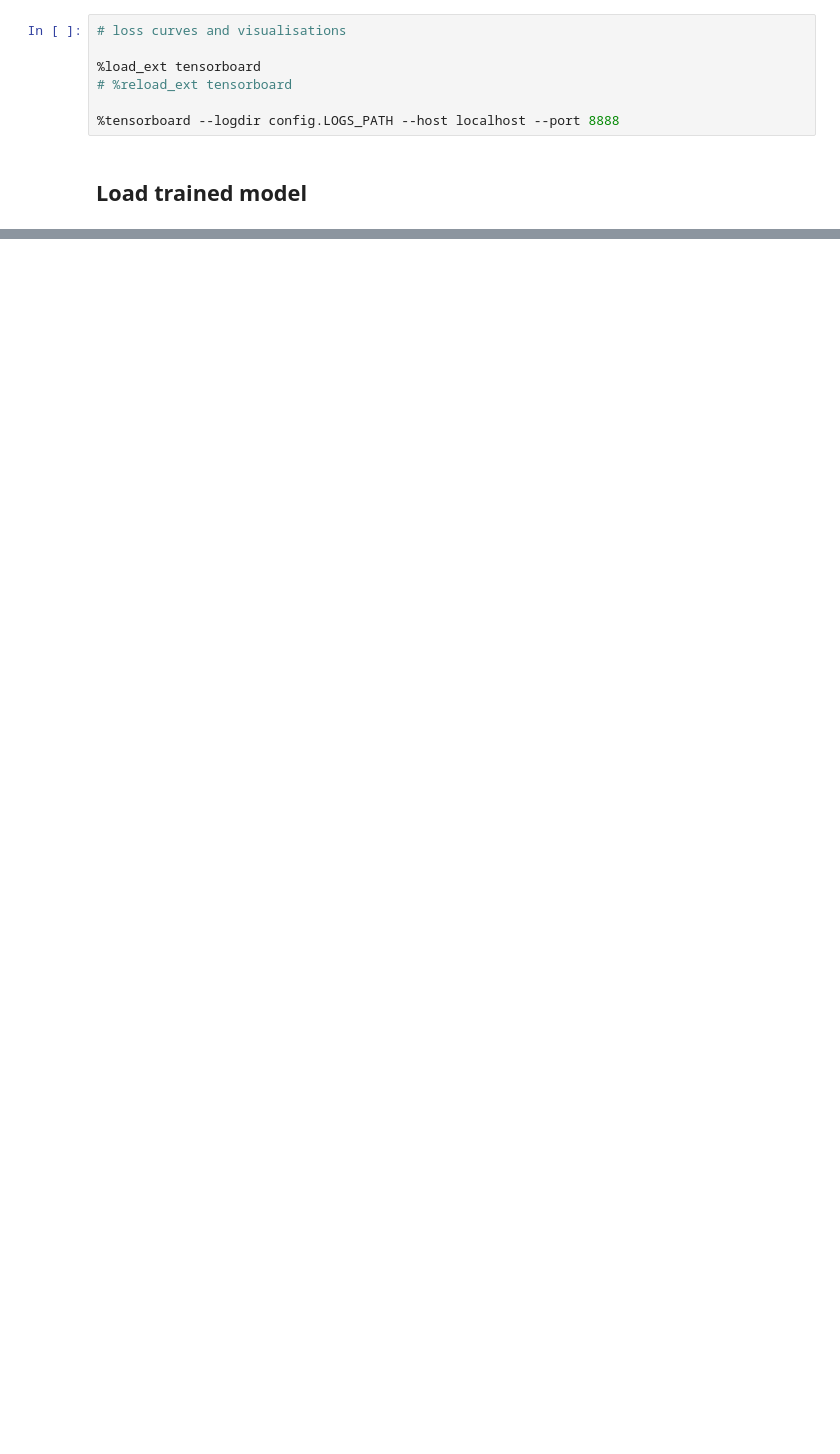
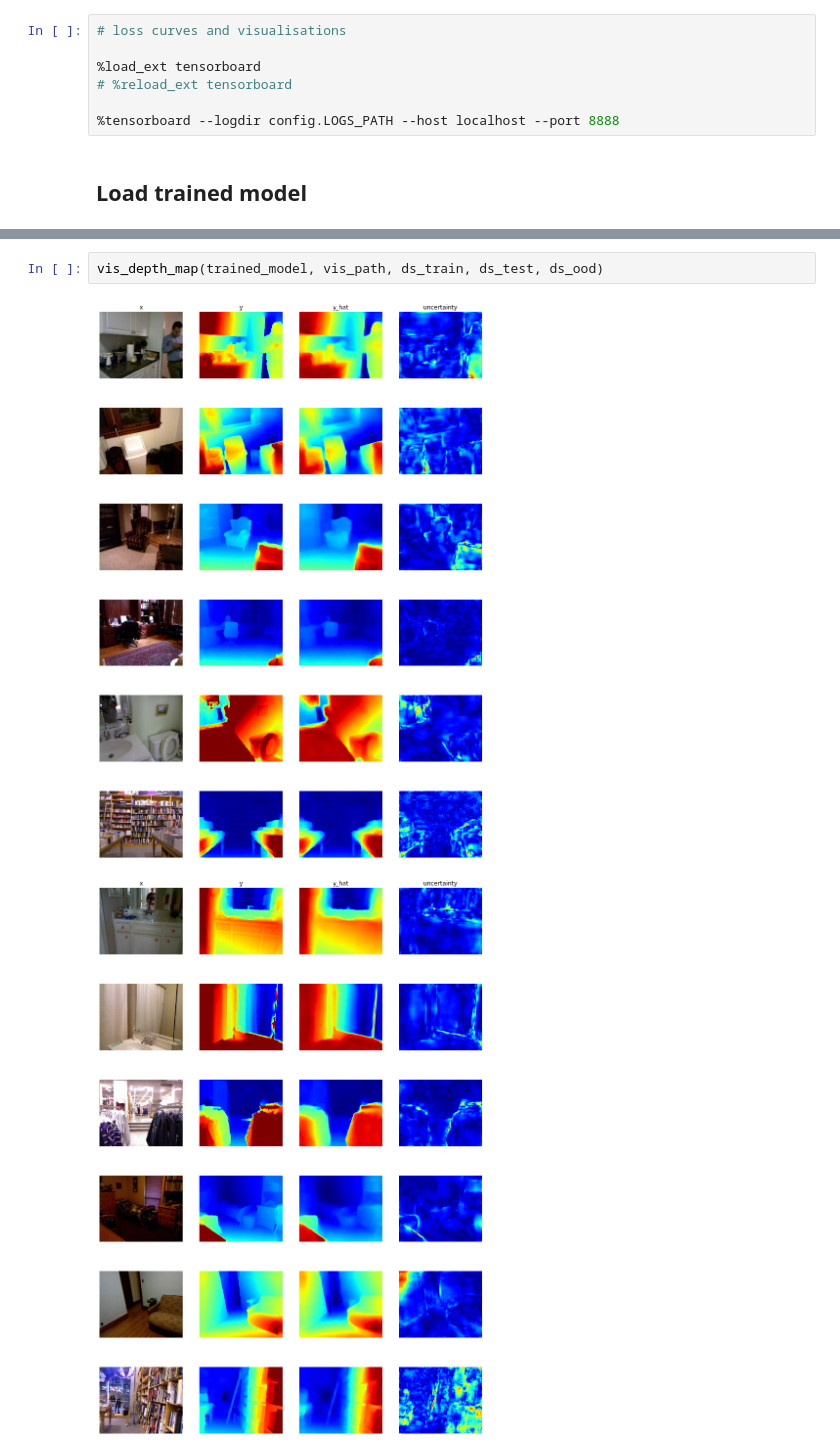
Before and after one commit to Samir-atra/capsa, a Jupyter notebook: experiments/notebooks/ensemble.ipynb, the cells around one changed output, grey strips where cells are left out. Drawn from its saved outputs; the diff is of its cells as text; blank space fills up the shorter version.

```diff
--- a/experiments/notebooks/ensemble.ipynb
+++ b/experiments/notebooks/ensemble.ipynb
@@ -75,0 +62,5 @@ visualize_depth_map(trained_model, ds_ood, vis_path, f'trained_ood', is_show=Tru
+# %%
+vis_depth_map(trained_model, vis_path, ds_train, ds_test, ds_ood)
+# %% [output]
+[figure, added]
+[figure, added]
```
Also changed, not shown: parts of 8 cells of this notebook, 4 other files.
